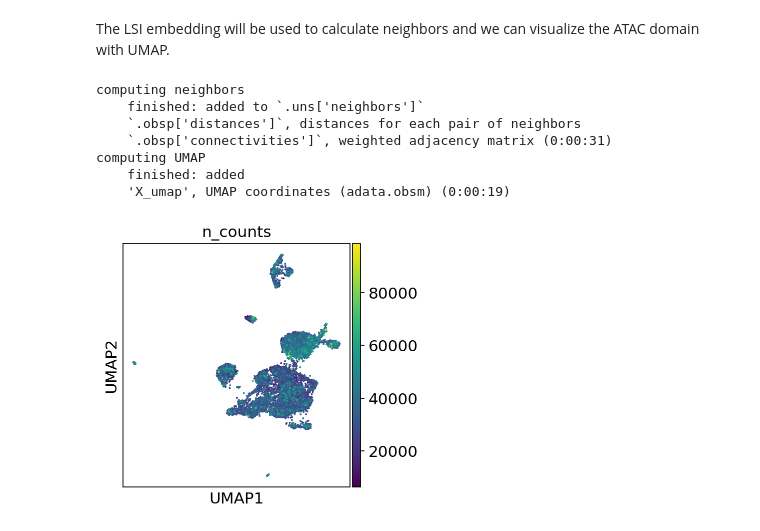
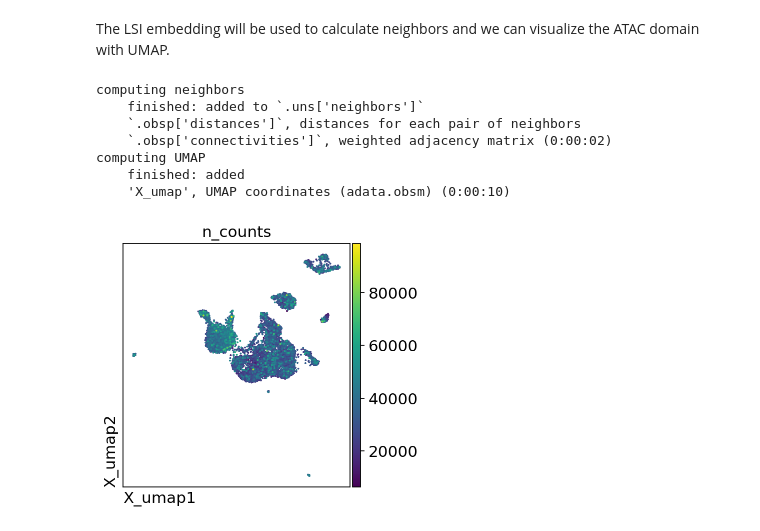
Before and after one commit to Starlitnightly/Epiverse, a Jupyter notebook: Epiverse_guide/docs/Tutorials-single/t_preprocess.ipynb, the cells around one changed output. Drawn from its saved outputs; the diff is of its cells as text; code cells hidden in the pictures.

```diff
--- a/Epiverse_guide/docs/Tutorials-single/t_preprocess.ipynb
+++ b/Epiverse_guide/docs/Tutorials-single/t_preprocess.ipynb
@@ -277,3 +277,6 @@ adata.raw = adata
 # %% [markdown]
 For scATAC-seq, we apply the latent semantic indexing (LSI) for dimension reduction, using the function ev.utils.lsi.
 This is just a Python reimplementation of the LSI function in Signac.
+# %%
+adata = adata[:,adata.var['highly_variable']==True]
+adata
@@ -288,11 +298,15 @@ sc.tl.umap(adata)
 computing neighbors
     finished: added to `.uns['neighbors']`
     `.obsp['distances']`, distances for each pair of neighbors
-    `.obsp['connectivities']`, weighted adjacency matrix (0:00:31)
+    `.obsp['connectivities']`, weighted adjacency matrix (0:00:02)
 computing UMAP
     finished: added
-    'X_umap', UMAP coordinates (adata.obsm) (0:00:19)
+    'X_umap', UMAP coordinates (adata.obsm) (0:00:10)
-# %%
-sc.pl.umap(adata, color="n_counts")
-# %% [output]
-[figure, removed]
+# %%
+ov.utils.embedding(adata,
+          basis='X_umap',
+          color='n_counts',
+         # frameon='small'
+          )
+# %% [output]
+[figure, added]
```
Also changed, not shown: parts of 7 cells of this notebook.
